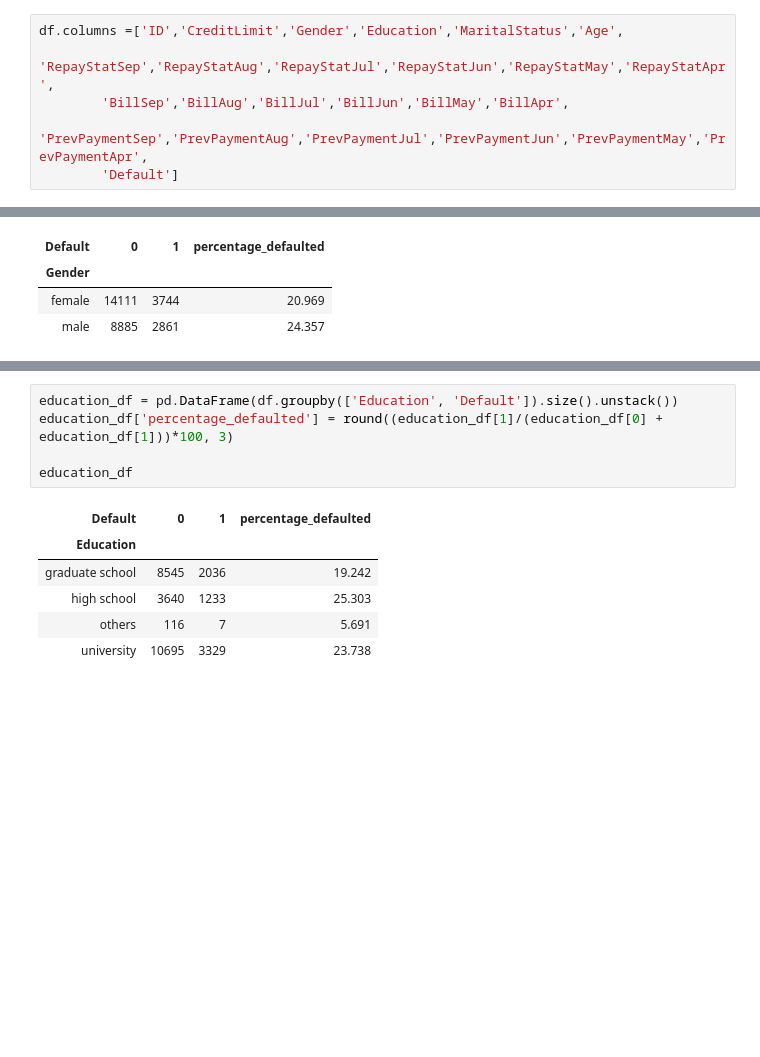
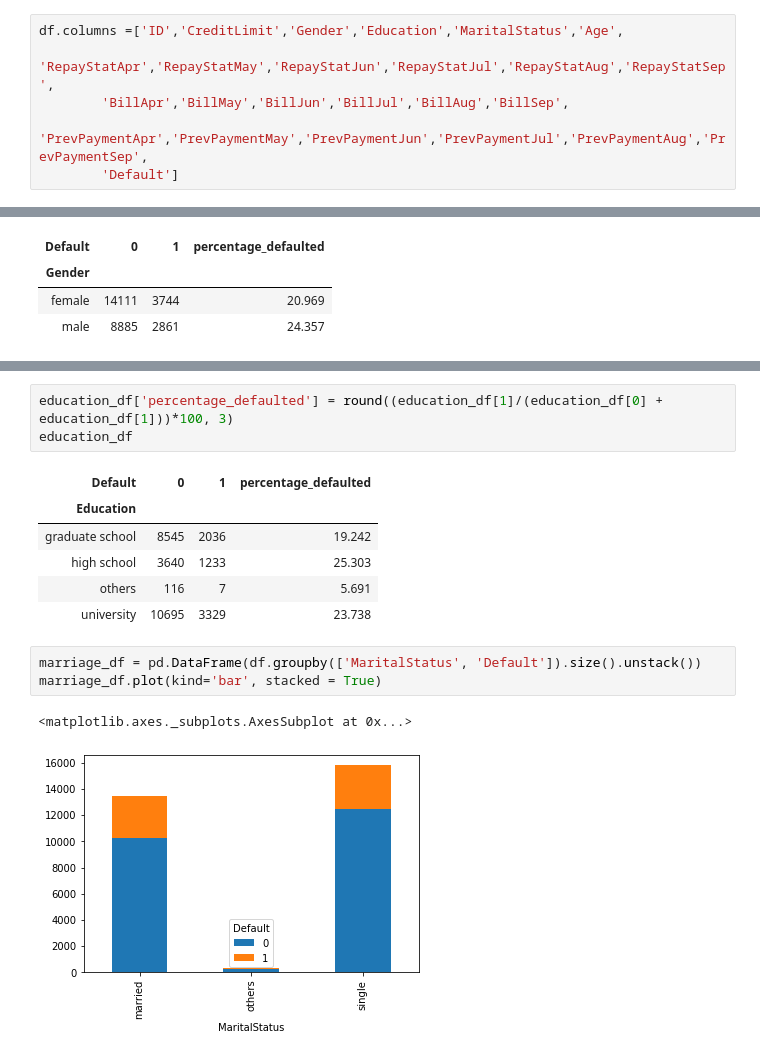
Before and after one commit to Carterbouley/mod_5_project, a Jupyter notebook: Carters_notebook.ipynb, the cells around one changed output, grey strips where cells are left out. Saved outputs shown, nothing was run; the diff lists cells and outputs as text; blank space fills up the shorter version.

Commit message:
wedesday data update

```diff
--- a/Carters_notebook.ipynb
+++ b/Carters_notebook.ipynb
@@ -73,12 +76,12 @@ to_drop = (df.loc[(df.Education > 4 )|(df.Education == 0) ]).index
 to_drop_again = (full_df.loc[full_df.MaritalStatus == 0]).index
 df = df.drop(to_drop)
 df = df.drop(to_drop_again)
-# %%
-df.columns =['ID','CreditLimit','Gender','Education','MaritalStatus','Age',
-        'RepayStatSep','RepayStatAug','RepayStatJul','RepayStatJun','RepayStatMay','RepayStatApr',
-        'BillSep','BillAug','BillJul','BillJun','BillMay','BillApr',
-        'PrevPaymentSep','PrevPaymentAug','PrevPaymentJul','PrevPaymentJun','PrevPaymentMay','PrevPaymentApr',
-        'Default']
+# %%
+df.columns =['ID','CreditLimit','Gender','Education','MaritalStatus','Age',
+        'RepayStatApr','RepayStatMay','RepayStatJun','RepayStatJul','RepayStatAug','RepayStatSep',
+        'BillApr','BillMay','BillJun','BillJul','BillAug','BillSep',
+        'PrevPaymentApr','PrevPaymentMay','PrevPaymentJun','PrevPaymentJul','PrevPaymentAug','PrevPaymentSep',
+        'Default']
 # %% [markdown]
 ### Getting a feel for the distribution of the data to analyse points for feature engineering
 # %% [markdown]
@@ -150,7 +168,5 @@ gender_df.plot(kind='bar', stacked = True)
 # %%
-education_df = pd.DataFrame(df.groupby(['Education', 'Default']).size().unstack())
 education_df['percentage_defaulted'] = round((education_df[1]/(education_df[0] + education_df[1]))*100, 3)
-
 education_df
 # %% [output]
 | Default | 0 | 1 | percentage_defaulted |
@@ -159,3 +175,9 @@ education_df
 | high school | 3640 | 1233 | 25.303 |
 | others | 116 | 7 | 5.691 |
 | university | 10695 | 3329 | 23.738 |
+# %%
+marriage_df = pd.DataFrame(df.groupby(['MaritalStatus', 'Default']).size().unstack())
+marriage_df.plot(kind='bar', stacked = True)
+# %% [output]
+<matplotlib.axes._subplots.AxesSubplot at 0x...>
+[figure, added]
```
Also changed, not shown: parts of 28 cells of this notebook, 1 other file.
